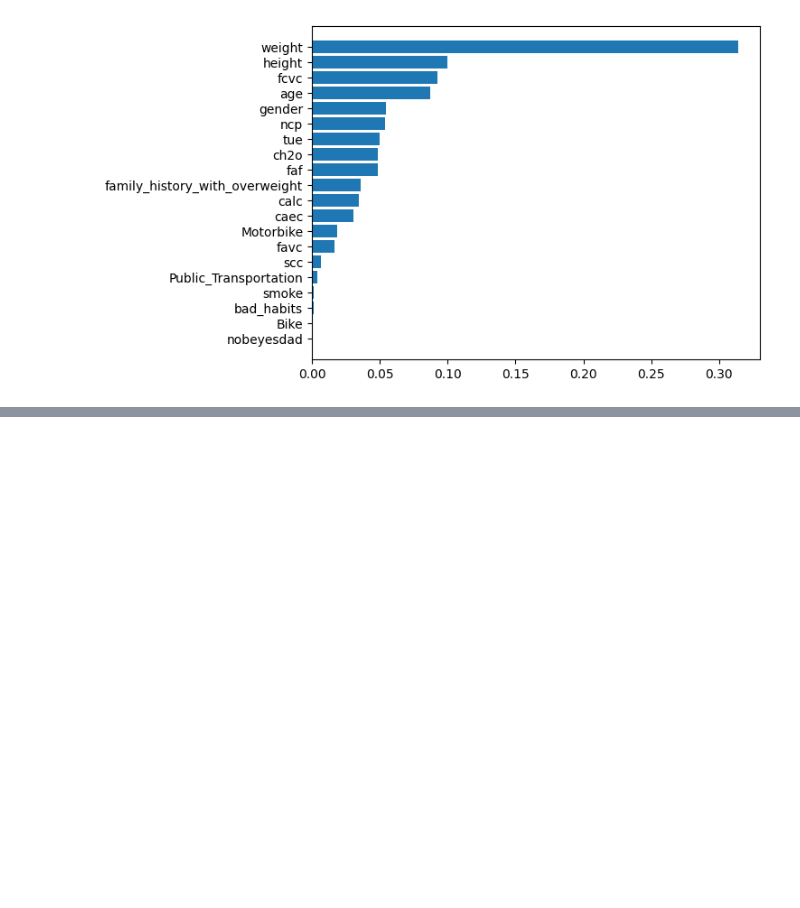
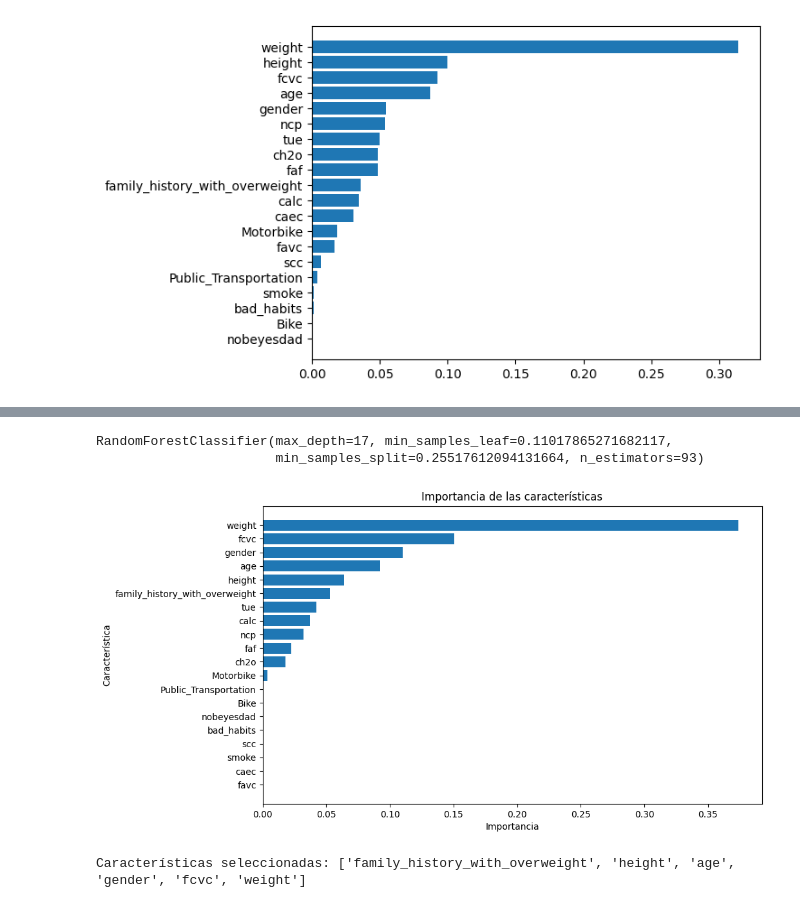
Before and after one commit to ikeryanez/obesity, a Jupyter notebook: notebooks/2-Variables_selection/RF.ipynb, the cells around one changed output, grey strips where cells are left out. Drawn from its saved outputs; the diff is of its cells as text; code cells hidden in the pictures; blank space fills up the shorter version.

```diff
--- a/notebooks/2-Variables_selection/RF.ipynb
+++ b/notebooks/2-Variables_selection/RF.ipynb
@@ -178,0 +249,4 @@ SyntaxError: invalid syntax (3758444921.py, line 2)
+# %%
+# Crear un estudio Optuna y ejecutar la optimización
+study = optuna.create_study(direction='maximize')
+study.optimize(objective, n_trials=100)
@@ -178,0 +271,35 @@ SyntaxError: invalid syntax (3758444921.py, line 2)
+# %%
+model =RandomForestClassifier(**study.best_params)
+model.fit(X,y)
+# %% [output]
+RandomForestClassifier(max_depth=17, min_samples_leaf=0.11017865271682117,
+                       min_samples_split=0.25517612094131664, n_estimators=93)
+# %%
+import matplotlib.pyplot as plt
+
+# Obtener las características y sus importancias
+feature_importances = list(zip(features, model.feature_importances_))
+
+# Ordenar las características según su importancia
+feature_importances.sort(key=lambda x: x[1])
+
+# Crear un gráfico de barras horizontales de la importancia de las características
+plt.figure(figsize=(10, 6))
+plt.barh([x[0] for x in feature_importances], [x[1] for x in feature_importances])
+plt.xlabel('Importancia')
+plt.ylabel('Característica')
+plt.title('Importancia de las características')
+plt.show()
+# %% [output]
+[figure, added]
+# %%
+# Definir el umbral de importancia
+threshold = 0.05  # Puedes ajustar este valor según tus necesidades
+
+# Filtrar las características por encima del umbral
+important_features = [feature[0] for feature in feature_importances if feature[1] > threshold]
+
+# Imprimir las características seleccionadas
+print("Características seleccionadas:", important_features)
+# %% [output]
+Características seleccionadas: ['family_history_with_overweight', 'height', 'age', 'gender', 'fcvc', 'weight']
```
Also changed, not shown: parts of 21 cells of this notebook.
